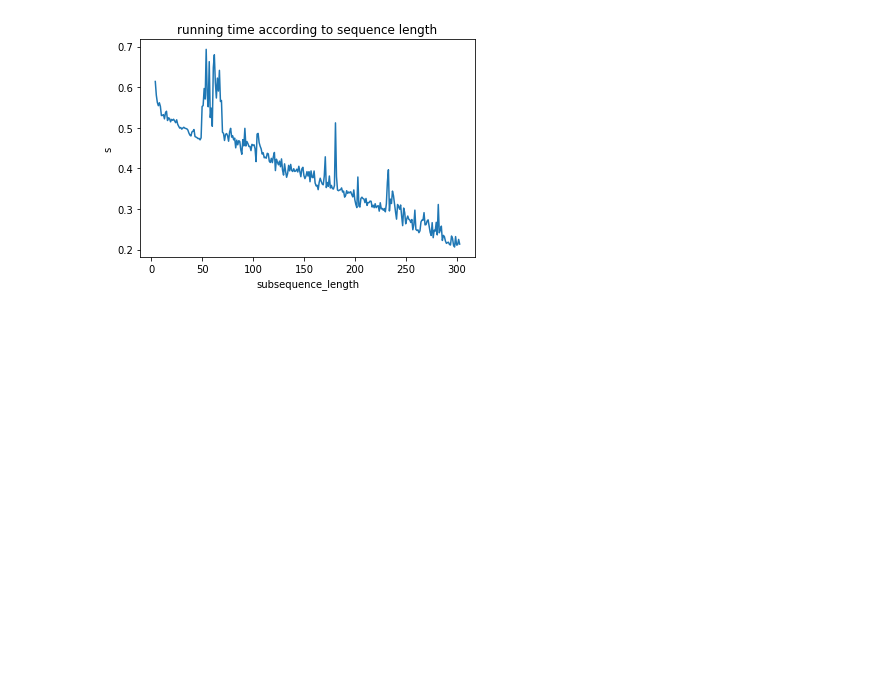
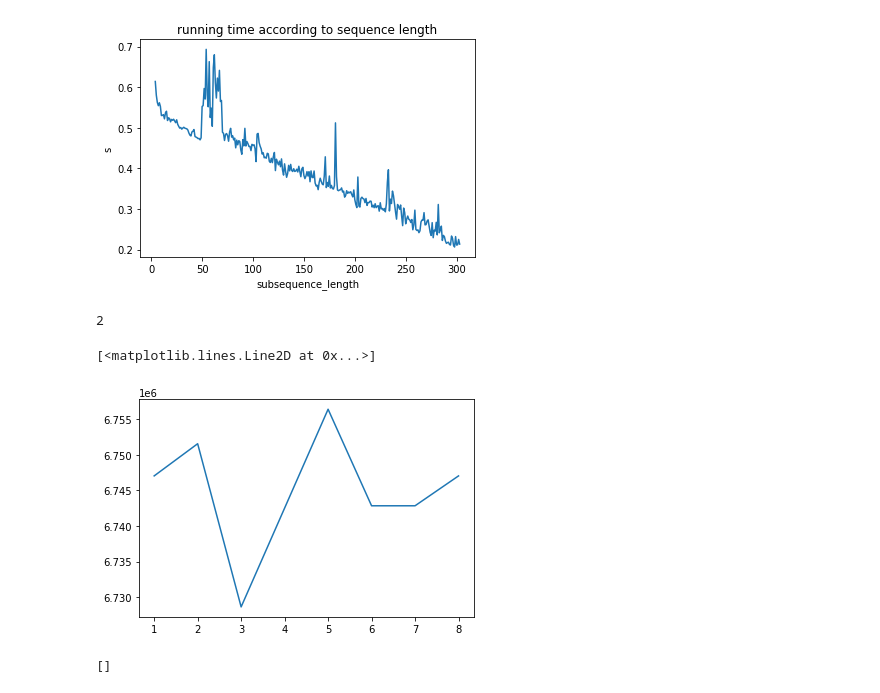
Before and after one commit to adriencances/TimeSeriesProject, a Jupyter notebook: mstamp/Untitled.ipynb, the cells around one changed output. Drawn from its saved outputs; the diff is of its cells as text; code cells hidden in the pictures; blank space fills up the shorter version.

```diff
--- a/mstamp/Untitled.ipynb
+++ b/mstamp/Untitled.ipynb
@@ -104,3 +104,8 @@ plt.show()
 # %% [output]
 Progress [################################################# ] 299 it, sub = 303
 [figure]
+# %%
+test = np.array([0, 0, 0, 1, 3])
+np.sum(test != 0)
+# %% [output]
+2
@@ -106,0 +181,12 @@ Progress [################################################# ] 299 it, sub = 303
+# %%
+# for now do not use a too great
+mat_pro, pro_idx = mstamp(multivariate_time_series.T, 5)
+bits = MDL(mat_pro, multivariate_time_series, 5)
+plt.plot(np.arange(8) + 1, bits)
+# %% [output]
+[<matplotlib.lines.Line2D at 0x...>]
+[figure, added]
+# %%
+print(bits)
+# %% [output]
+[]
```
Also changed, not shown: parts of 3 cells of this notebook.
